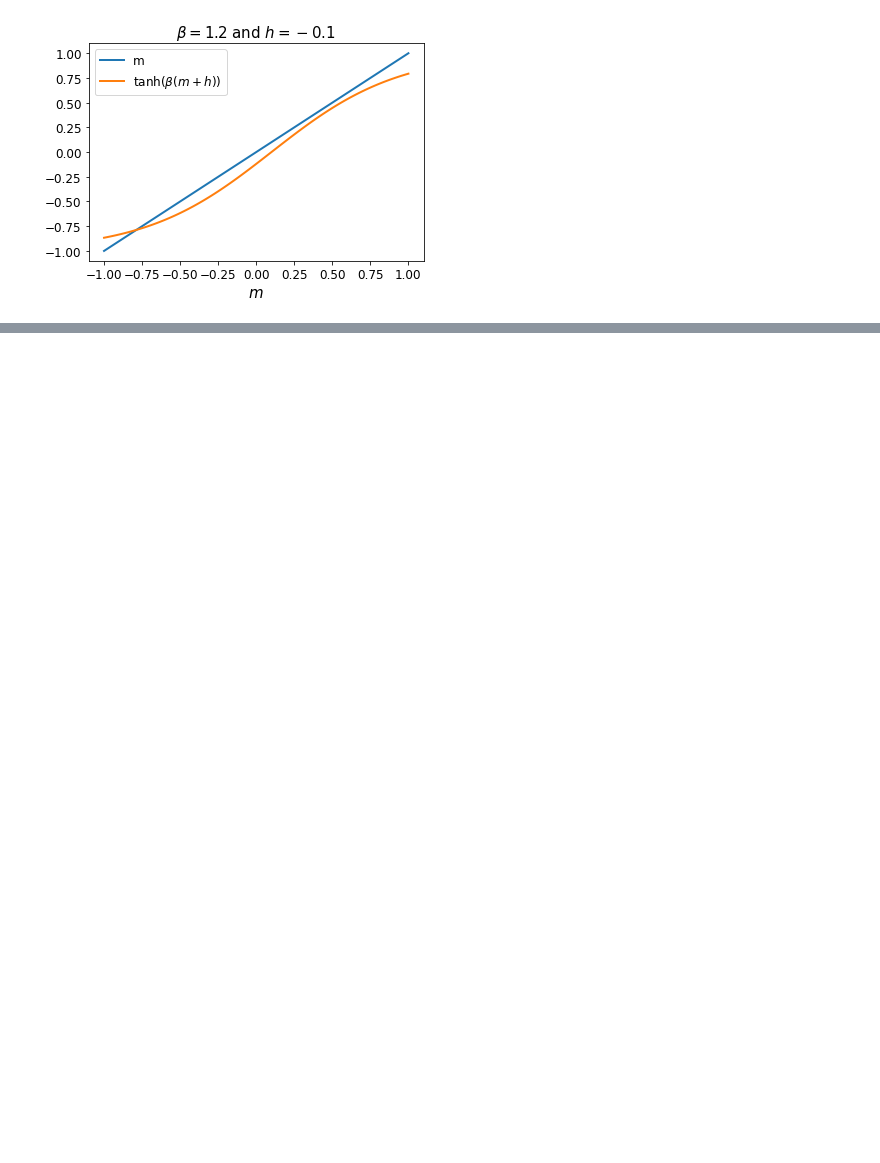
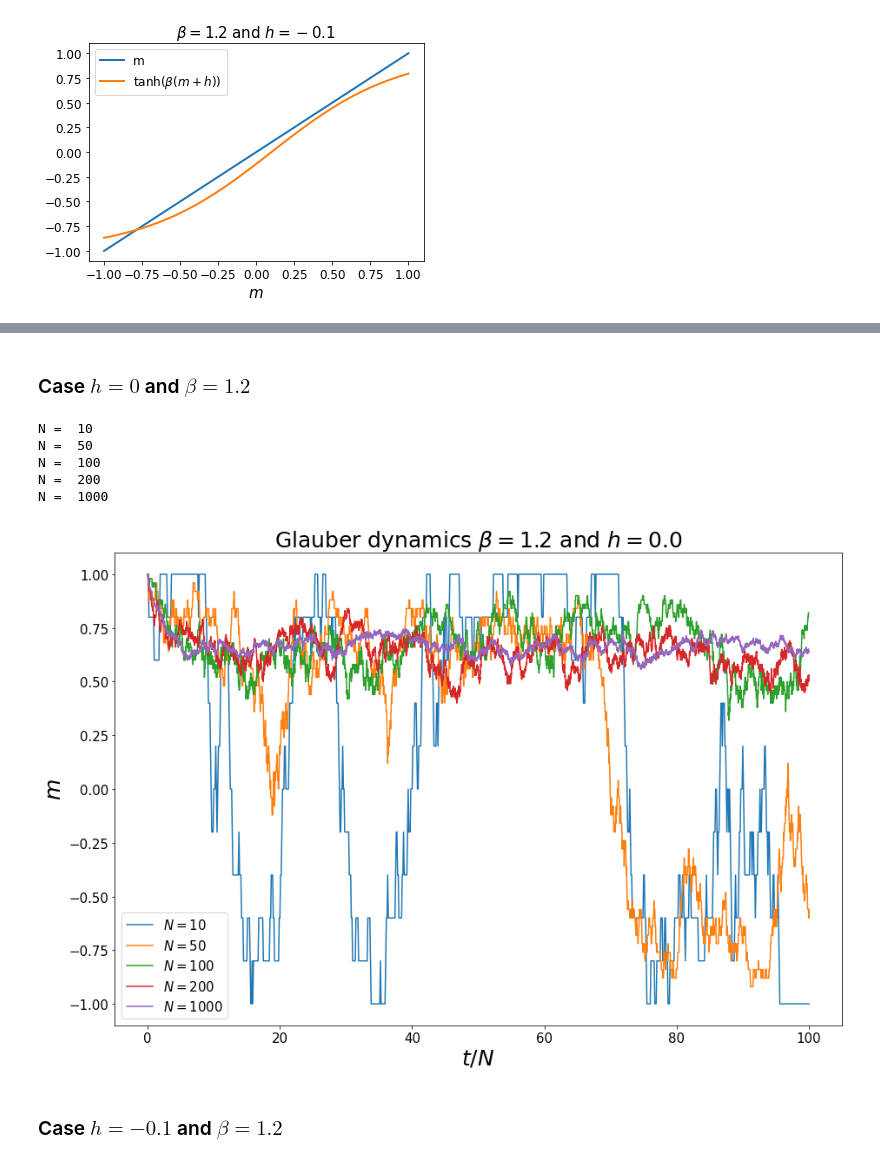
Before and after one commit to rodsveiga/PHYS-642, a Jupyter notebook: hm1.ipynb, the cells around one changed output, grey strips where cells are left out. Cells and saved outputs as stored; diff of their text form; code cells hidden in the pictures; blank space fills up the shorter version.

```diff
--- a/hm1.ipynb
+++ b/hm1.ipynb
@@ -163,0 +211,51 @@ plt.show()
+# %%
+def Glauber_dyn(N, beta, h):
+
+    t_max = 100*N
+    S0 = np.ones(N)
+
+    m_ = []
+    m_.append(np.mean(S0))
+
+    for k in range(t_max):
+
+        Sk = Glauber(S0, beta, h)
+        S0 = np.copy(Sk)
+
+        m = np.mean(S0)
+        m_.append(m)
+
+    return m_
+# %% [markdown]
+### Case $ h = 0 $ and $ \beta = 1.2$
+# %%
+NG = [10, 50, 100, 200, 1000]
+mG_ = []
+betaG = 1.2
+hG = 0
+
+for n in NG:
+    print('N = ', n)
+    mG_.append(Glauber_dyn(n, betaG, hG))
+# %% [output]
+N =  10
+N =  50
+N =  100
+N =  200
+N =  1000
+# %%
+f, ax = plt.subplots(1, 1, figsize = (15, 10))
+
+for n, m in zip(NG, mG_):
+    ax.plot(np.arange(0, len(m)) / n ,  m, label= '$N = %d$' % n)
+
+ax.set_xlabel('$t/N$', fontsize= 25)
+ax.set_ylabel('$m$', fontsize= 25)
+ax.tick_params(labelsize=15)
+ax.legend(fontsize= 15)
+ax.set_title('Glauber dynamics $\\beta =  %.1f $ and $h = %.1f $' % (betaG, hG), fontsize= 25)
+plt.show()
+# %% [output]
+[figure, added]
+# %% [markdown]
+### Case $ h = - 0.1 $ and $ \beta = 1.2$
```
Also changed, not shown: parts of 8 cells of this notebook.
